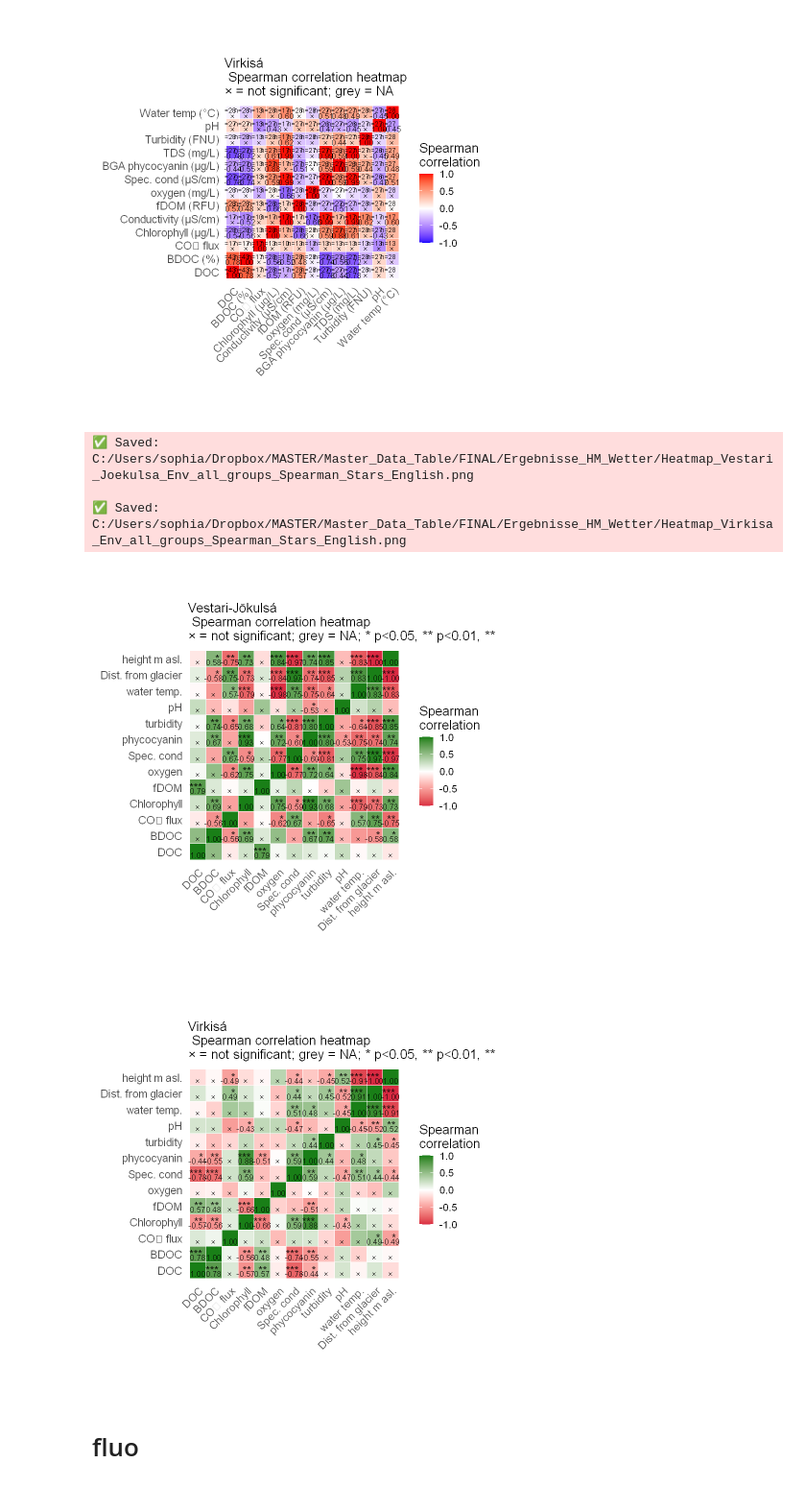
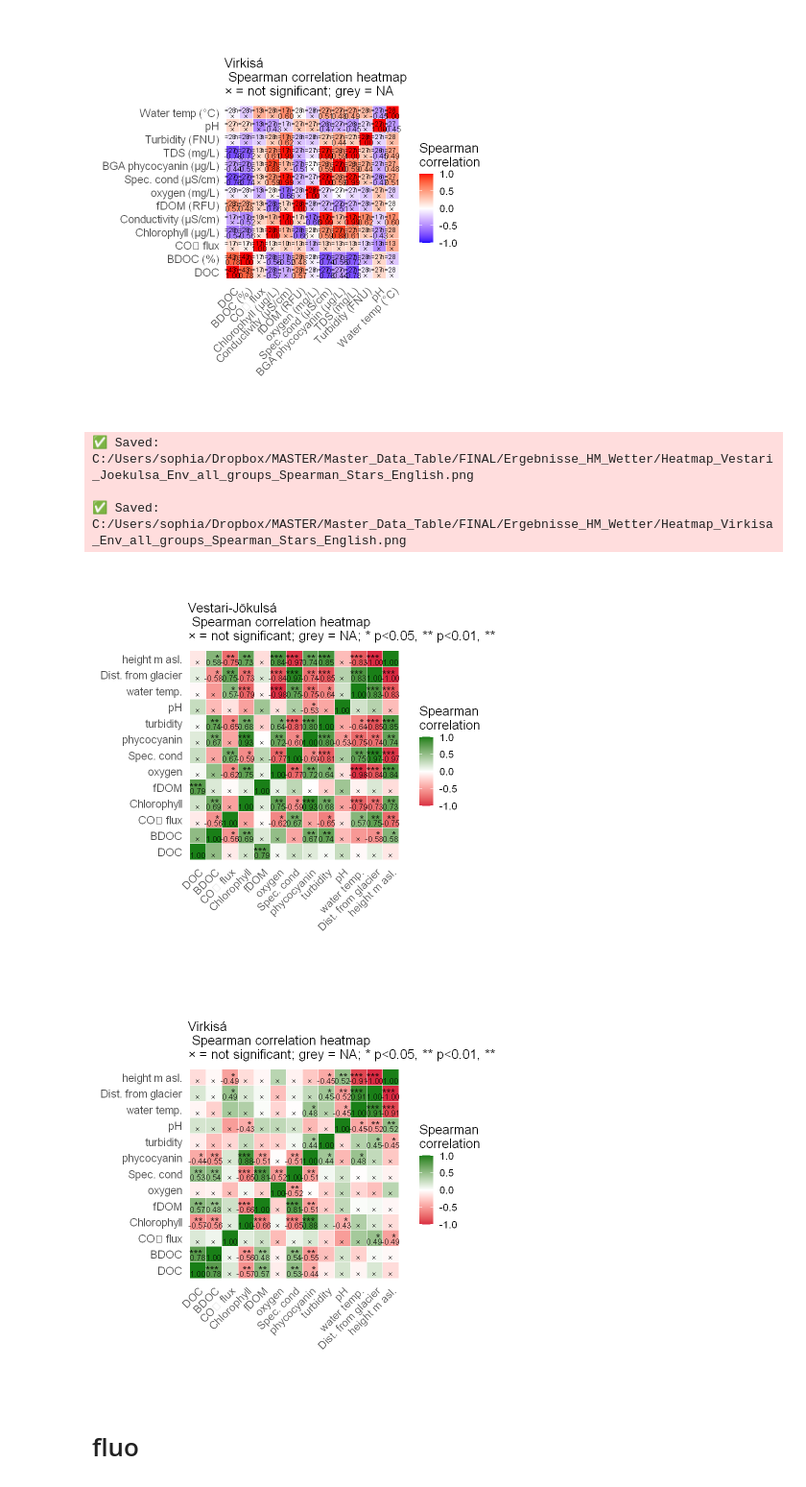
Before and after one commit to kokkaso/MA_supplementary_Data, a Jupyter notebook: notebooks/Statistic/heatmap/FINAL_heatmap_final.ipynb, the cells around one changed output. Shown at 96% size. Drawn from its saved outputs; the diff is of its cells as text; code cells hidden in the pictures.

```diff
--- a/notebooks/Statistic/heatmap/FINAL_heatmap_final.ipynb
+++ b/notebooks/Statistic/heatmap/FINAL_heatmap_final.ipynb
@@ -594,7 +594,7 @@ carbon_vars <- c("average_DOC_sample", "BDOC_pct", "CO2_Flux")
 # Environmental
 env_vars <- c(
   "Chlorophyll_ugperL",  "fDOM_RFU",
-  "ODO_mgperL", "SpCond_uSpercm_korr", "BGA_PC_ugperL",
+  "ODO_mgperL", "SpCond", "BGA_PC_ugperL",
    "Turbidity_FNU", "pH", "Temp_C","distance_from_glacier","Hight_sl"
 
 )
@@ -610,7 +610,7 @@ rename_map <- c(
   Chlorophyll_ugperL  = "Chlorophyll",
   fDOM_RFU            = "fDOM",
   ODO_mgperL          = "oxygen",
-  SpCond_uSpercm_korr = "Spec. cond",
+  SpCond = "Spec. cond",
   BGA_PC_ugperL       = "phycocyanin",
   Turbidity_FNU       = "turbidity",
   pH                  = "pH",
@@ -625,7 +625,7 @@ col_low  <- "#d92941"; col_mid <- "white"; col_high <- "#197f17"
 # ===================================
 
 # 📁 File
-file_path <- "C:/Users/sophia/Dropbox/MASTER/Master_Data_Table/FINAL/MASTER_DATA.xlsx"
+file_path <- "C:/Users/sophia/Dropbox/MASTER/Master_Data_Table/FINAL/Sophia_Data_original.xls"
 df <- read_excel(file_path)
 
 # ✅ Gruppen-Filter
@@ -735,34 +735,34 @@ make_plot_env <- function(river_id) {
     coord_fixed() +
     theme_minimal(base_size = 16) +
     theme(
       axis.text.x = element_text(size = 14, angle = 45, vjust = 1, hjust = 1),
       axis.text.y = element_text(size = 14),
       axis.title  = element_blank(),
       panel.grid  = element_blank(),
       plot.title  = element_text(size = 16, face = "plain")
     ) +
     labs(title = paste0(pretty_name(river_id), "\n ", toTitleCase(corr_type),
                         " correlation heatmap \n× = not significant; grey = NA; * p<0.05, ** p<0.01, *** p<0.001"))
 
   outfile <- file.path(
     out_dir,
     paste0("Heatmap_", river_id, "_Env_", gsub("[ =]", "_", group_label), "_",
            toTitleCase(corr_type), "_Stars_English.png")
   )
   ggsave(outfile, plot = p, width = 10, height = 10, dpi = 300)
   message("✅ Saved: ", outfile)
   print(p)
 }
 
 # 🚀 Beide Flüsse
 make_plot_env("Vestari_Joekulsa")
 make_plot_env("Virkisa")
 # %% [output]
 ✅ Saved: C:/Users/sophia/Dropbox/MASTER/Master_Data_Table/FINAL/Ergebnisse_HM_Wetter/Heatmap_Vestari_Joekulsa_Env_all_groups_Spearman_Stars_English.png
 
 ✅ Saved: C:/Users/sophia/Dropbox/MASTER/Master_Data_Table/FINAL/Ergebnisse_HM_Wetter/Heatmap_Virkisa_Env_all_groups_Spearman_Stars_English.png
 [figure]
-[figure, old version]
+[figure, new version]
 # %% [markdown]
 # fluo
 # %%
```
Also changed, not shown: parts of 3 cells of this notebook.
